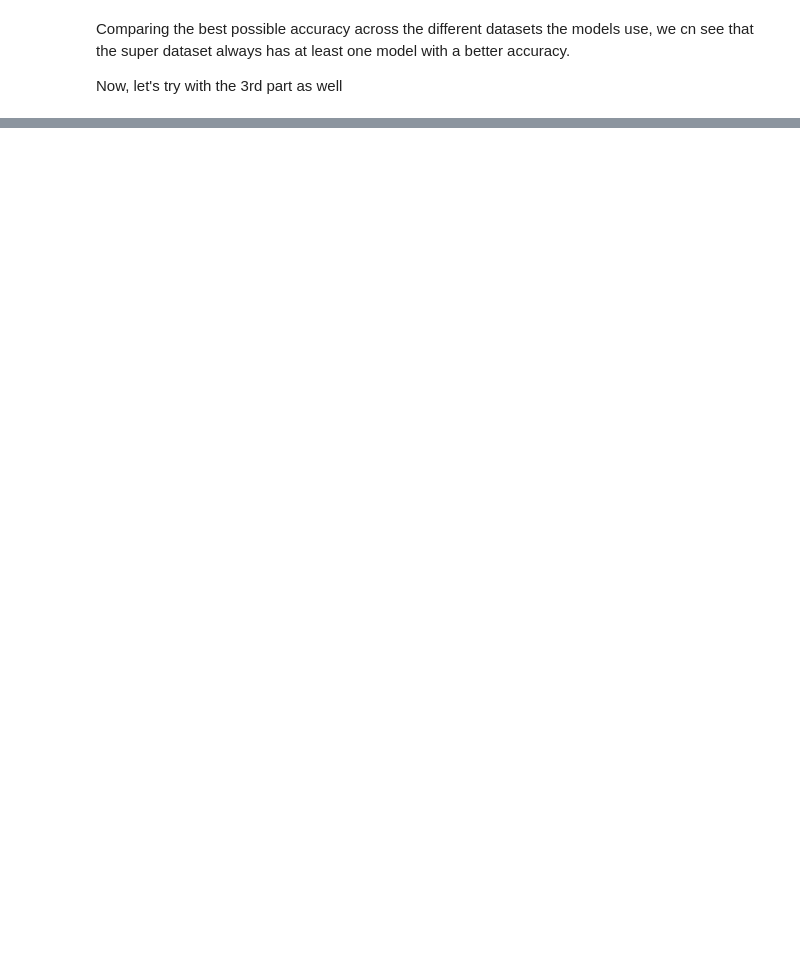
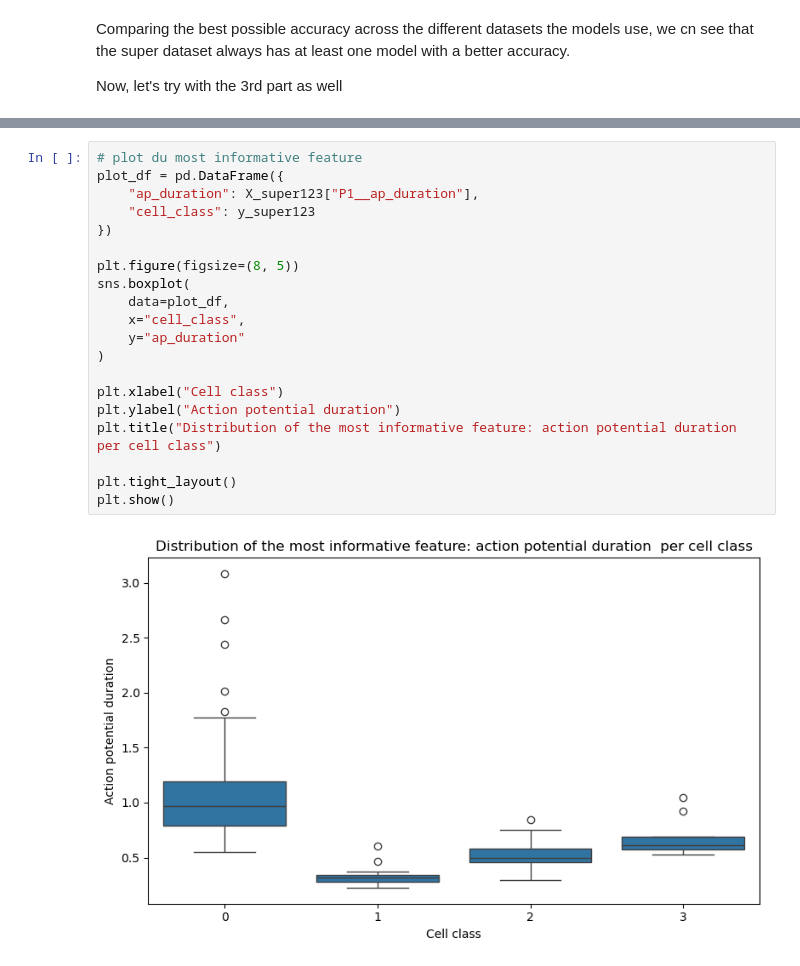
Before and after one commit to Ghali-Jaidi/Neuroscience-, a Jupyter notebook: Models.ipynb, the cells around one changed output, grey strips where cells are left out. Drawn from its saved outputs; the diff is of its cells as text; blank space fills up the shorter version.

```diff
--- a/Models.ipynb
+++ b/Models.ipynb
@@ -595,0 +638,22 @@ SUMMARY OF ALL RESULTS:
+# %%
+# plot du most informative feature
+plot_df = pd.DataFrame({
+    "ap_duration": X_super123["P1__ap_duration"],
+    "cell_class": y_super123
+})
+
+plt.figure(figsize=(8, 5))
+sns.boxplot(
+    data=plot_df,
+    x="cell_class",
+    y="ap_duration"
+)
+
+plt.xlabel("Cell class")
+plt.ylabel("Action potential duration")
+plt.title("Distribution of the most informative feature: action potential duration  per cell class")
+
+plt.tight_layout()
+plt.show()
+# %% [output]
+[figure, added]
```
Also changed, not shown: parts of 6 cells of this notebook.
